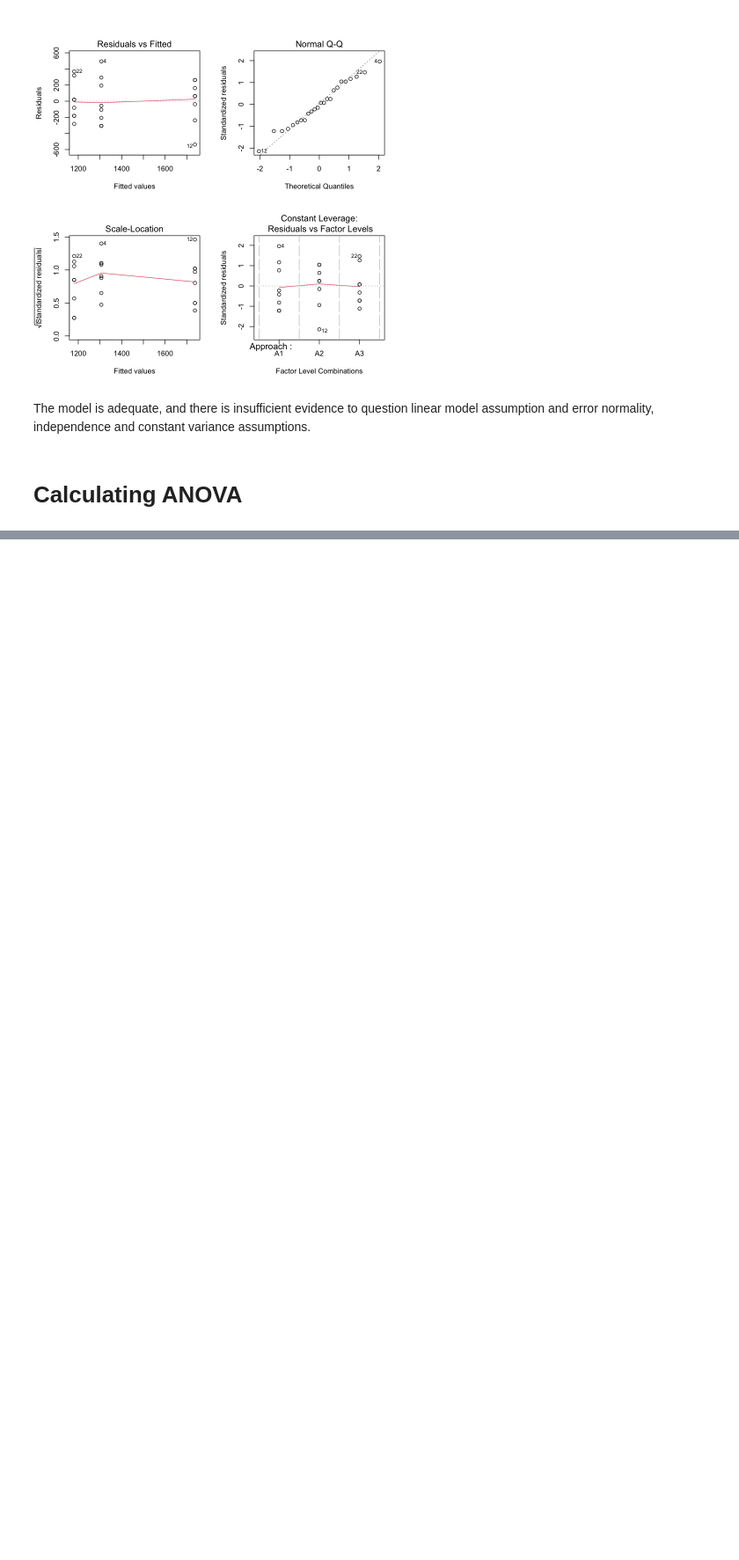
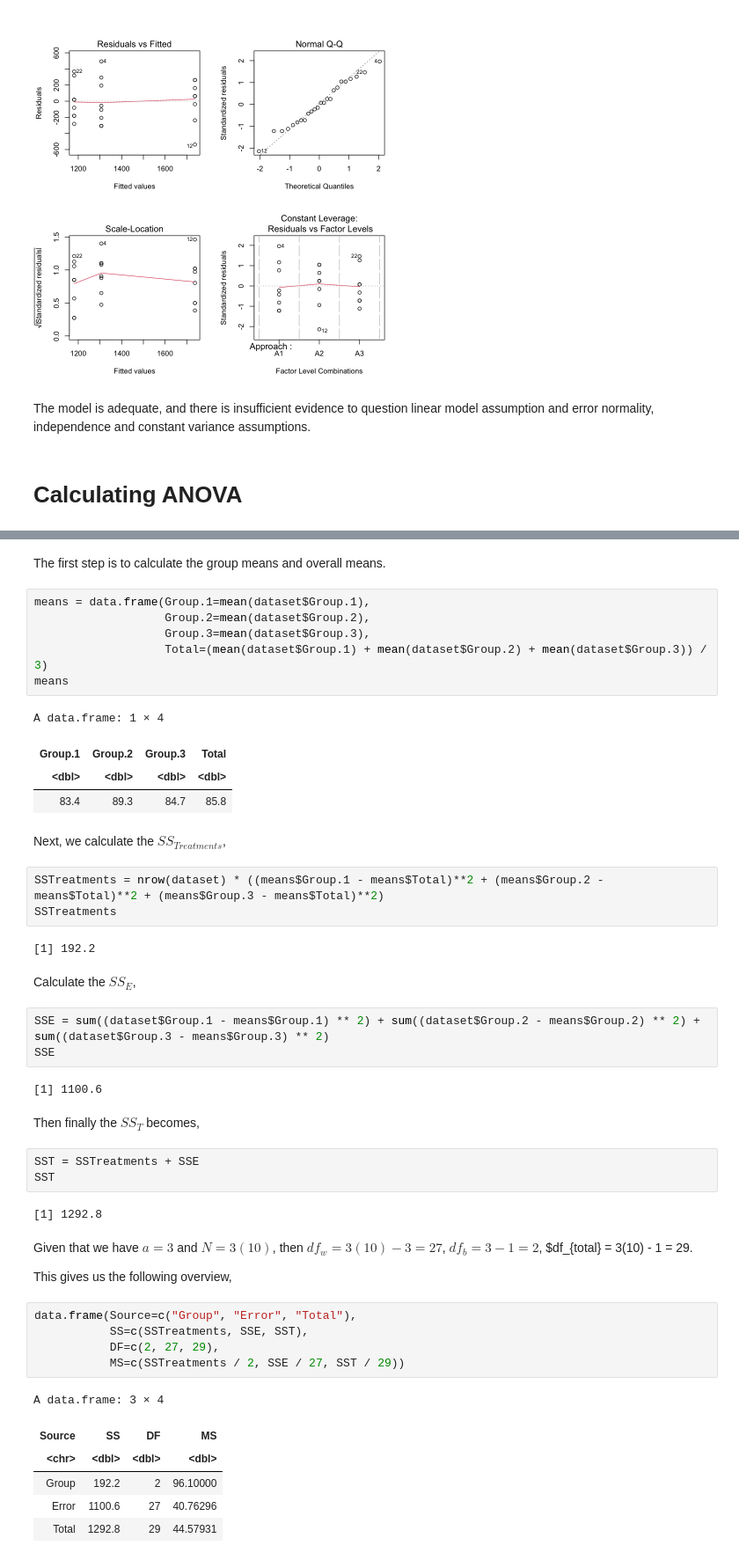
Before and after one commit to oooookk7/experimental-design-statistics, a Jupyter notebook: 02 - Experiments with a Single Variable: The Analysis of Variance/notes.ipynb, the cells around one changed output, grey strips where cells are left out. Shown at 88% size. Saved outputs shown, nothing was run; the diff lists cells and outputs as text; blank space fills up the shorter version.

```diff
--- a/02 - Experiments with a Single Variable: The Analysis of Variance/notes.ipynb
+++ b/02 - Experiments with a Single Variable: The Analysis of Variance/notes.ipynb
@@ -718,0 +659,50 @@ This gives $df_{b} = (a-1) \times (b-1)  = (2-1) \times (3-1) = 2$ and $MS_{Trea
+# %% [markdown]
+The first step is to calculate the group means and overall means.
+# %%
+means = data.frame(Group.1=mean(dataset$Group.1),
+                   Group.2=mean(dataset$Group.2),
+                   Group.3=mean(dataset$Group.3),
+                   Total=(mean(dataset$Group.1) + mean(dataset$Group.2) + mean(dataset$Group.3)) / 3)
+means
+# %% [output]
+A data.frame: 1 × 4
+| Group.1 | Group.2 | Group.3 | Total |
+| <dbl> | <dbl> | <dbl> | <dbl> |
+| 83.4 | 89.3 | 84.7 | 85.8 |
+# %% [markdown]
+Next, we calculate the $SS_{Treatments}$,
+# %%
+SSTreatments = nrow(dataset) * ((means$Group.1 - means$Total)**2 + (means$Group.2 - means$Total)**2 + (means$Group.3 - means$Total)**2)
+SSTreatments
+# %% [output]
+[1] 192.2
+# %% [markdown]
+Calculate the $SS_E$,
+# %%
+SSE = sum((dataset$Group.1 - means$Group.1) ** 2) + sum((dataset$Group.2 - means$Group.2) ** 2) + sum((dataset$Group.3 - means$Group.3) ** 2)
+SSE
+# %% [output]
+[1] 1100.6
+# %% [markdown]
+Then finally the $SS_T$ becomes,
+# %%
+SST = SSTreatments + SSE
+SST
+# %% [output]
+[1] 1292.8
+# %% [markdown]
+Given that we have $a = 3$ and $N = 3(10)$, then $df_{w} = 3(10) - 3 = 27$, $df_{b} = 3 - 1 = 2$, $df_{total} = 3(10) - 1 = 29.
+
+This gives us the following overview,
+# %%
+data.frame(Source=c("Group", "Error", "Total"),
+           SS=c(SSTreatments, SSE, SST),
+           DF=c(2, 27, 29),
+           MS=c(SSTreatments / 2, SSE / 27, SST / 29))
+# %% [output]
+A data.frame: 3 × 4
+| Source | SS | DF | MS |
+| <chr> | <dbl> | <dbl> | <dbl> |
+| Group | 192.2 | 2 | 96.10000 |
+| Error | 1100.6 | 27 | 40.76296 |
+| Total | 1292.8 | 29 | 44.57931 |
```
Also changed, not shown: parts of 29 cells of this notebook.
